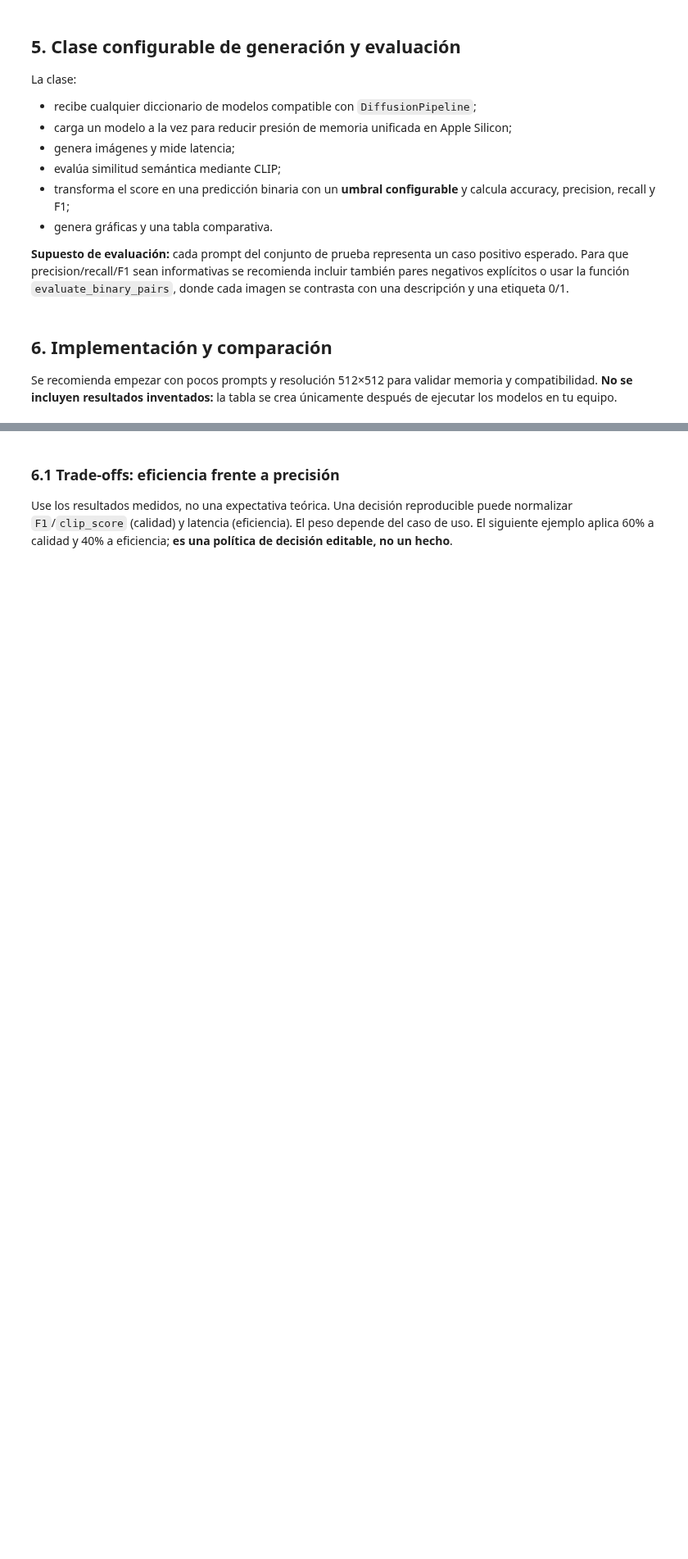
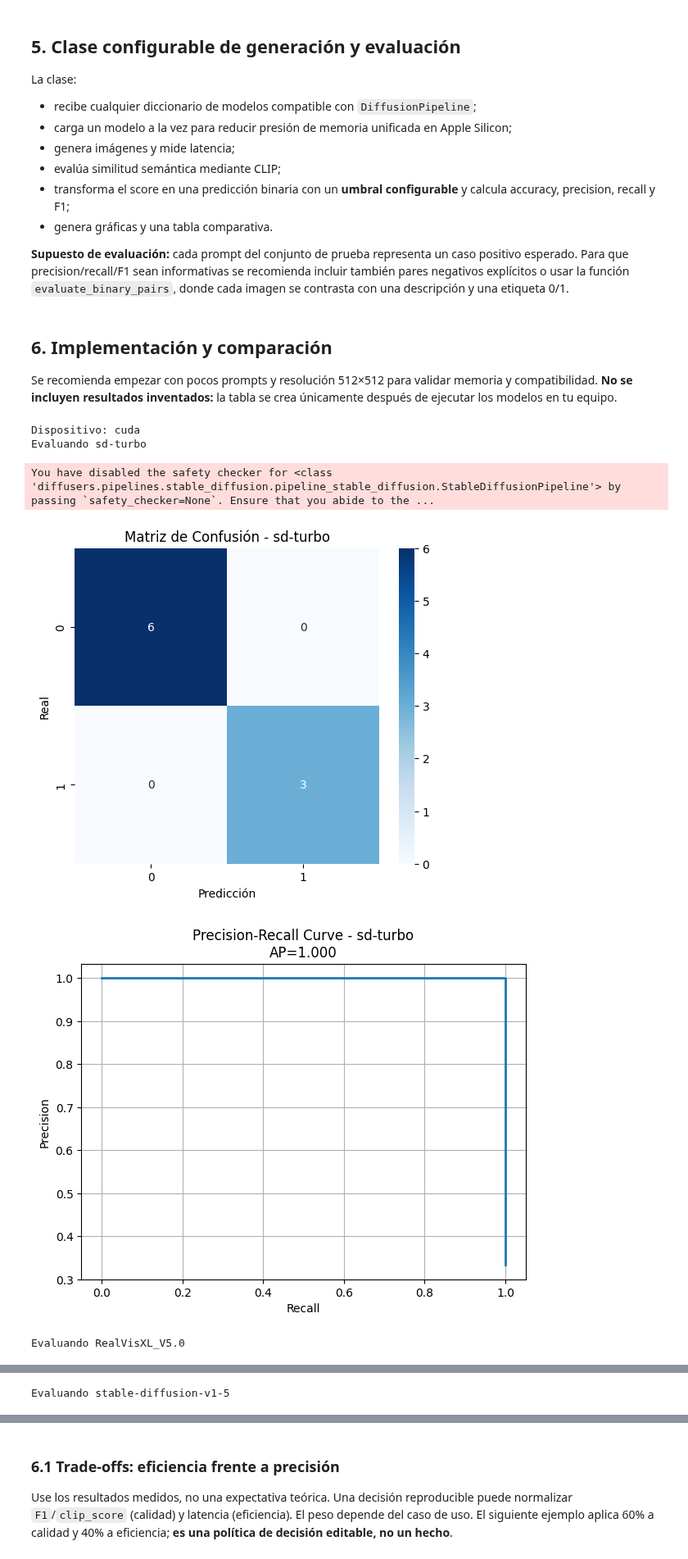
Before and after one commit to miguelgarciavidal-anjeluz/gestion-proyectos-ia, a Jupyter notebook: Actividad-04/notebook_multimodal_text_to_image_m4.ipynb, the cells around one changed output, grey strips where cells are left out. Shown at 82% size. Saved outputs shown, nothing was run; the diff lists cells and outputs as text; code cells hidden in the pictures; blank space fills up the shorter version.

```diff
--- a/Actividad-04/notebook_multimodal_text_to_image_m4.ipynb
+++ b/Actividad-04/notebook_multimodal_text_to_image_m4.ipynb
@@ -62,12 +73,31 @@ Los identificadores se concentran en `MODEL_CONFIGS`, por lo que pueden sustitui
 Para M4 se favorece `float32` por compatibilidad. Si tu modelo y versión de PyTorch soportan `float16` establemente en MPS, puedes cambiarlo en la configuración de la clase para experimentar.
 # %%
 MODEL_CONFIGS = {
-    "sd-turbo": {"model_id":"stabilityai/sd-turbo"},
-    "RealVisXL_V5.0": {"model_id": "SG161222/RealVisXL_V5.0"},
-    "stable-diffusion-v1-5": {"model_id": "stable-diffusion-v1-5/stable-diffusion-v1-5"},
+
+    "sd-turbo": {
+        "model_id": "stabilityai/sd-turbo",
+        "steps": 2,
+        "guidance_scale": 0.0,
+        "width": 512,
+        "height": 512
+    },
+
+    "RealVisXL_V5.0": {
+        "model_id": "SG161222/RealVisXL_V5.0",
+        "steps": 25,
+        "guidance_scale": 7.0,
+        "width": 512,
+        "height": 512
+    },
+
+    "stable-diffusion-v1-5": {
+        "model_id": "stable-diffusion-v1-5/stable-diffusion-v1-5",
+        "steps": 20,
+        "guidance_scale": 7.5,
+        "width": 512,
+        "height": 512
+    }
 }
-
-MODEL_CONFIGS
 # %% [markdown]
 ## 5. Clase configurable de generación y evaluación
 
@@ -303,26 +350,29 @@ Se recomienda empezar con pocos prompts y resolución 512×512 para validar memo
 # %%
 PROMPTS = [
     "A red vintage bicycle parked beside a blue door, photorealistic",
     "A small white robot reading a book in a modern library, cinematic light",
     "A watercolor landscape of a volcano beside a calm lake at sunrise",
 ]
 
 # Asegurar limpieza de memoria previa
 import gc
 import torch
 gc.collect()
 if torch.cuda.is_available():
     torch.cuda.empty_cache()
 
 
 evaluator = MultiModelTextToImageEvaluator(MODEL_CONFIGS, threshold=0.25)
 print("Dispositivo:", evaluator.device)
 
-# Ejecuta para generar el benchmark real.
-#raw_results = evaluator.evaluate(PROMPTS, steps=20, guidance_scale=7.5)
-#comparativa = evaluator.comparison_table(raw_results)
-#display(comparativa)
-#evaluator.plot_comparison(comparativa)
-
-comparison = evaluator.benchmark_all_models(PROMPTS)
-display(comparison)
+benchmark_df = evaluator.benchmark_all_models(PROMPTS)
+display(benchmark_df)
+tradeoff_df = evaluator.calculate_tradeoff(benchmark_df)
+display(tradeoff_df)
+# %% [output]
+Dispositivo: cuda
+Evaluando sd-turbo
+You have disabled the safety checker for <class 'diffusers.pipelines.stable_diffusion.pipeline_stable_diffusion.StableDiffusionPipeline'> by passing `safety_checker=None`. Ensure that you abide to the ...
+[figure, added]
+[figure, added]
+Evaluando RealVisXL_V5.0
@@ -328,0 +387 @@ display(comparison)
+Evaluando stable-diffusion-v1-5
```
Also changed, not shown: parts of 6 cells of this notebook.
